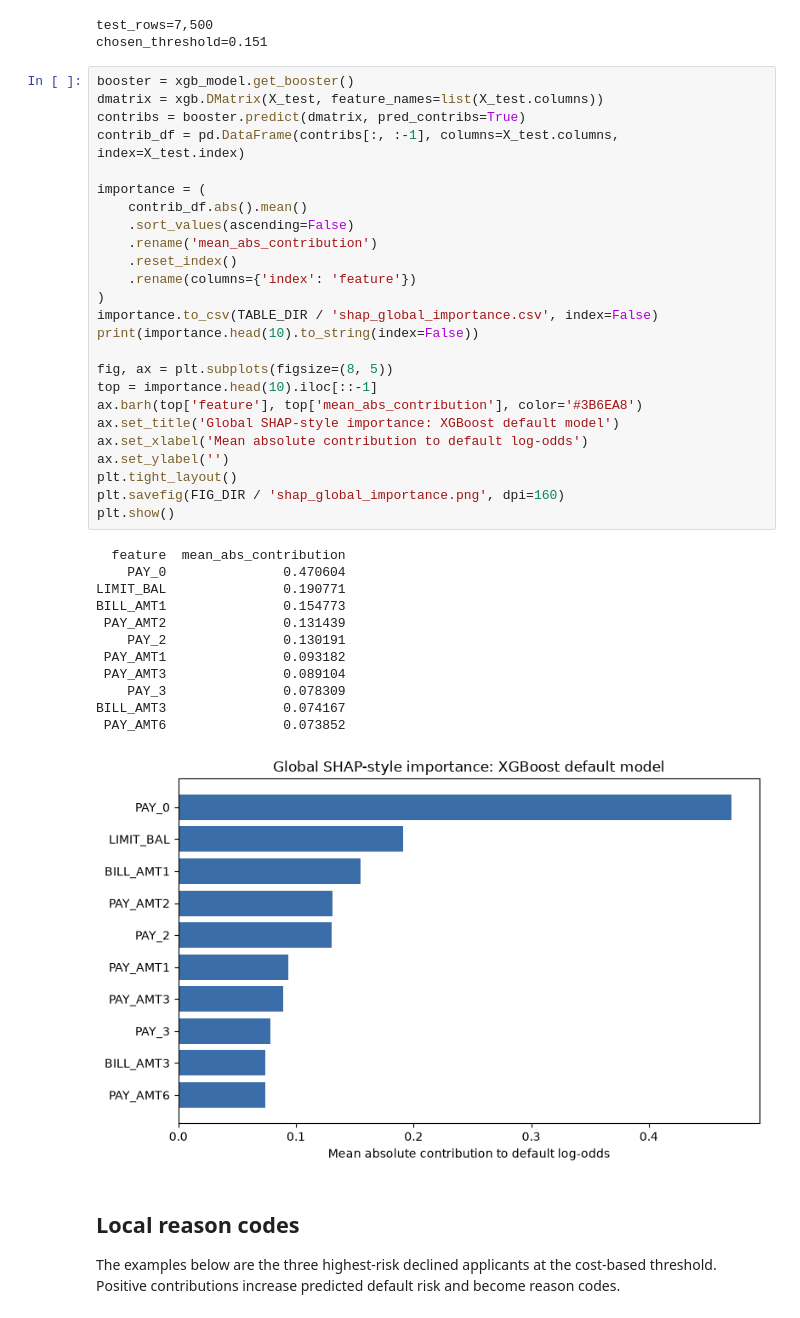
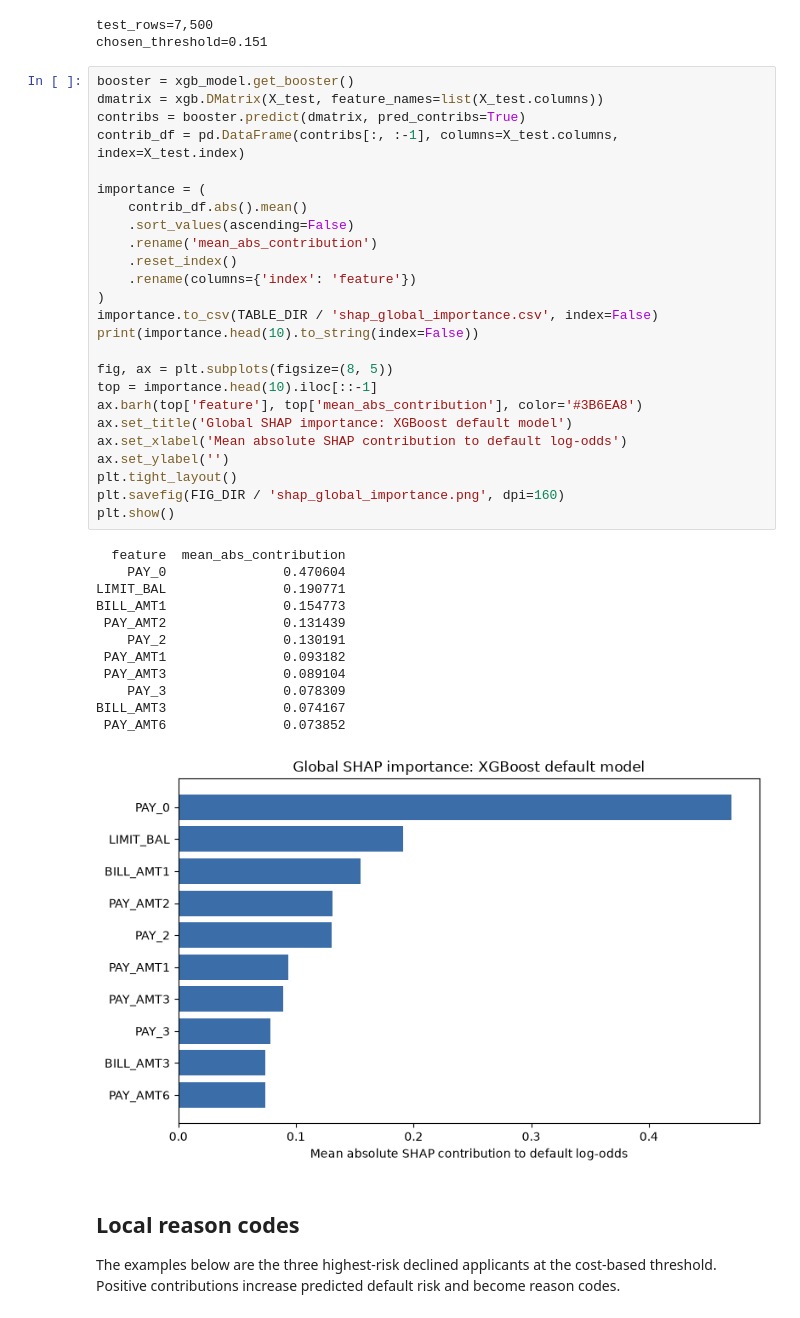
Before and after one commit to KyleZ8/fair-explainable-credit-risk, a Jupyter notebook: notebooks/03_explainability.ipynb, the cells around one changed output. Saved outputs shown, nothing was run; the diff lists cells and outputs as text.

Commit message:
docs: clarify SHAP and cost units

```diff
--- a/notebooks/03_explainability.ipynb
+++ b/notebooks/03_explainability.ipynb
@@ -44,36 +44,36 @@ contrib_df = pd.DataFrame(contribs[:, :-1], columns=X_test.columns, index=X_test
 
 importance = (
     contrib_df.abs().mean()
     .sort_values(ascending=False)
     .rename('mean_abs_contribution')
     .reset_index()
     .rename(columns={'index': 'feature'})
 )
 importance.to_csv(TABLE_DIR / 'shap_global_importance.csv', index=False)
 print(importance.head(10).to_string(index=False))
 
 fig, ax = plt.subplots(figsize=(8, 5))
 top = importance.head(10).iloc[::-1]
 ax.barh(top['feature'], top['mean_abs_contribution'], color='#3B6EA8')
-ax.set_title('Global SHAP-style importance: XGBoost default model')
-ax.set_xlabel('Mean absolute contribution to default log-odds')
+ax.set_title('Global SHAP importance: XGBoost default model')
+ax.set_xlabel('Mean absolute SHAP contribution to default log-odds')
 ax.set_ylabel('')
 plt.tight_layout()
 plt.savefig(FIG_DIR / 'shap_global_importance.png', dpi=160)
 plt.show()
 # %% [output]
   feature  mean_abs_contribution
     PAY_0               0.470604
 LIMIT_BAL               0.190771
 BILL_AMT1               0.154773
  PAY_AMT2               0.131439
     PAY_2               0.130191
  PAY_AMT1               0.093182
  PAY_AMT3               0.089104
     PAY_3               0.078309
 BILL_AMT3               0.074167
  PAY_AMT6               0.073852
-[figure, old version]
+[figure, new version]
 # %% [markdown]
 ## Local reason codes
 
```
Also changed, not shown: parts of 1 cell of this notebook, 7 other files.
